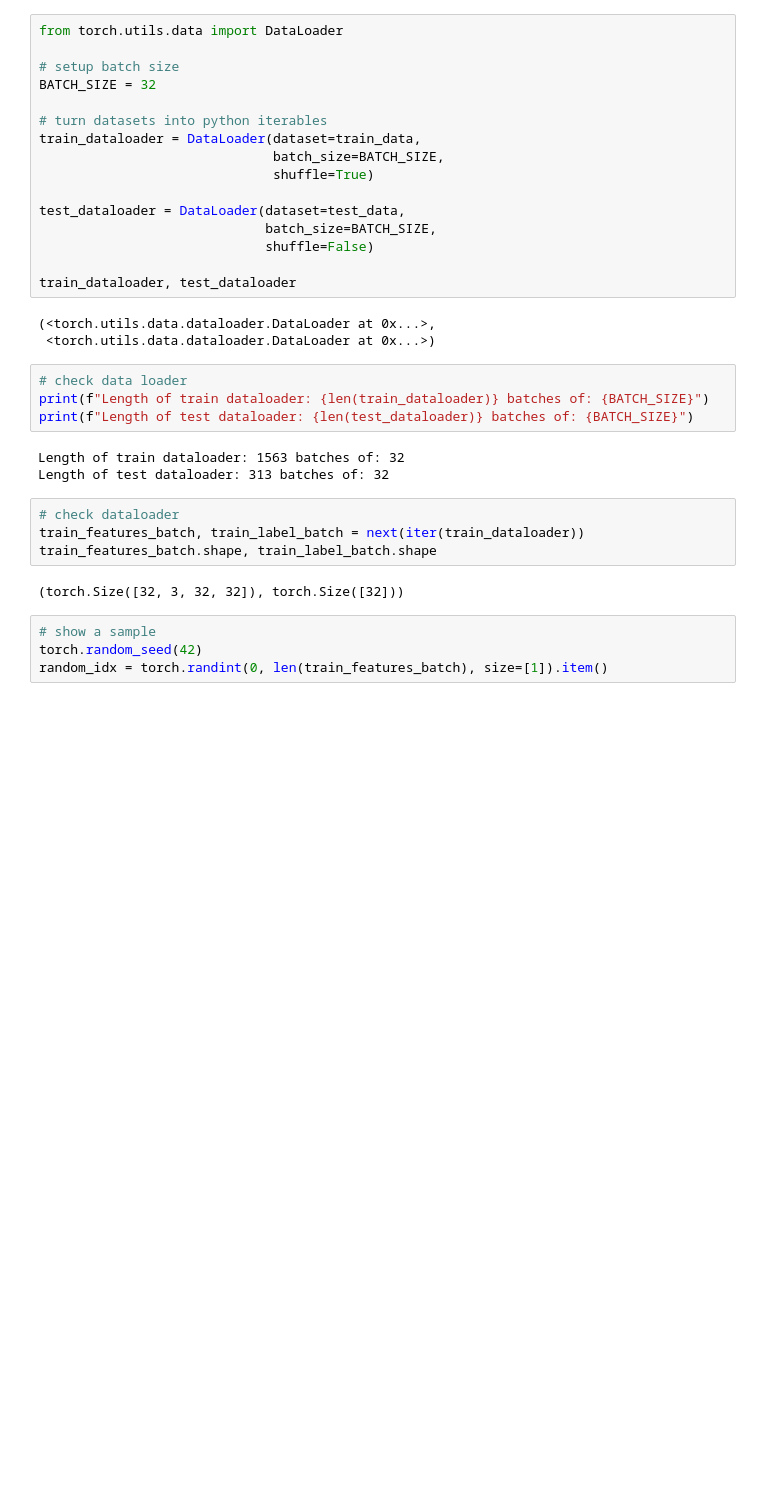
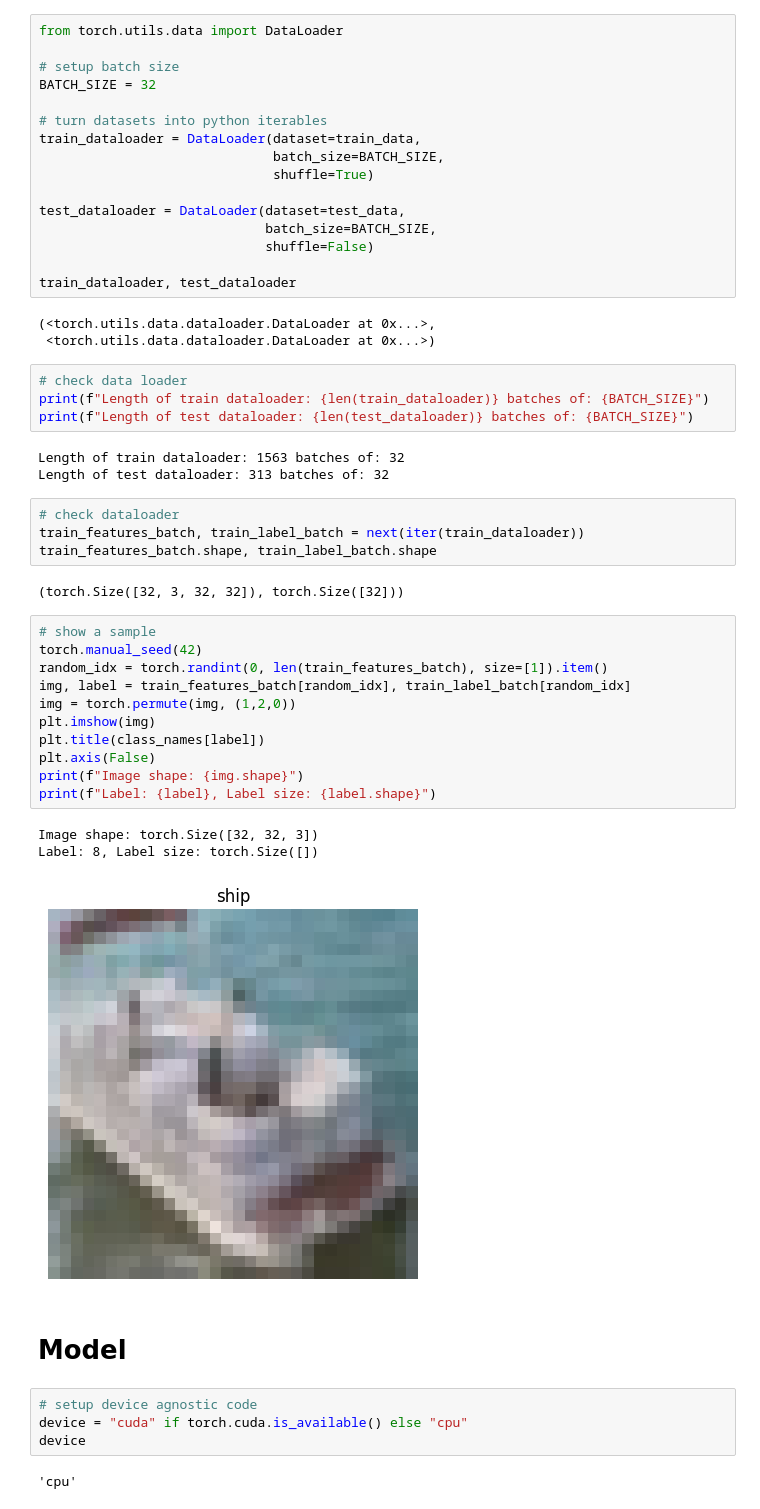
Before and after one commit to bathicodes/EXPERIMENTS, a Jupyter notebook: CIFAR_10_2_tiny_vgg.ipynb, the cells around one changed output. Cells and saved outputs as stored; diff of their text form; blank space fills up the shorter version.

```diff
--- a/CIFAR_10_2_tiny_vgg.ipynb
+++ b/CIFAR_10_2_tiny_vgg.ipynb
@@ -195,7 +196,26 @@ train_features_batch, train_label_batch = next(iter(train_dataloader))
 train_features_batch.shape, train_label_batch.shape
 # %% [output]
 (torch.Size([32, 3, 32, 32]), torch.Size([32]))
-# %%
-# show a sample
-torch.random_seed(42)
-random_idx = torch.randint(0, len(train_features_batch), size=[1]).item()
+# %%
+# show a sample
+torch.manual_seed(42)
+random_idx = torch.randint(0, len(train_features_batch), size=[1]).item()
+img, label = train_features_batch[random_idx], train_label_batch[random_idx]
+img = torch.permute(img, (1,2,0))
+plt.imshow(img)
+plt.title(class_names[label])
+plt.axis(False)
+print(f"Image shape: {img.shape}")
+print(f"Label: {label}, Label size: {label.shape}")
+# %% [output]
+Image shape: torch.Size([32, 32, 3])
+Label: 8, Label size: torch.Size([])
+[figure, added]
+# %% [markdown]
+# Model
+# %%
+# setup device agnostic code
+device = "cuda" if torch.cuda.is_available() else "cpu"
+device
+# %% [output]
+'cpu'
```
Also changed, not shown: parts of 10 cells of this notebook.
